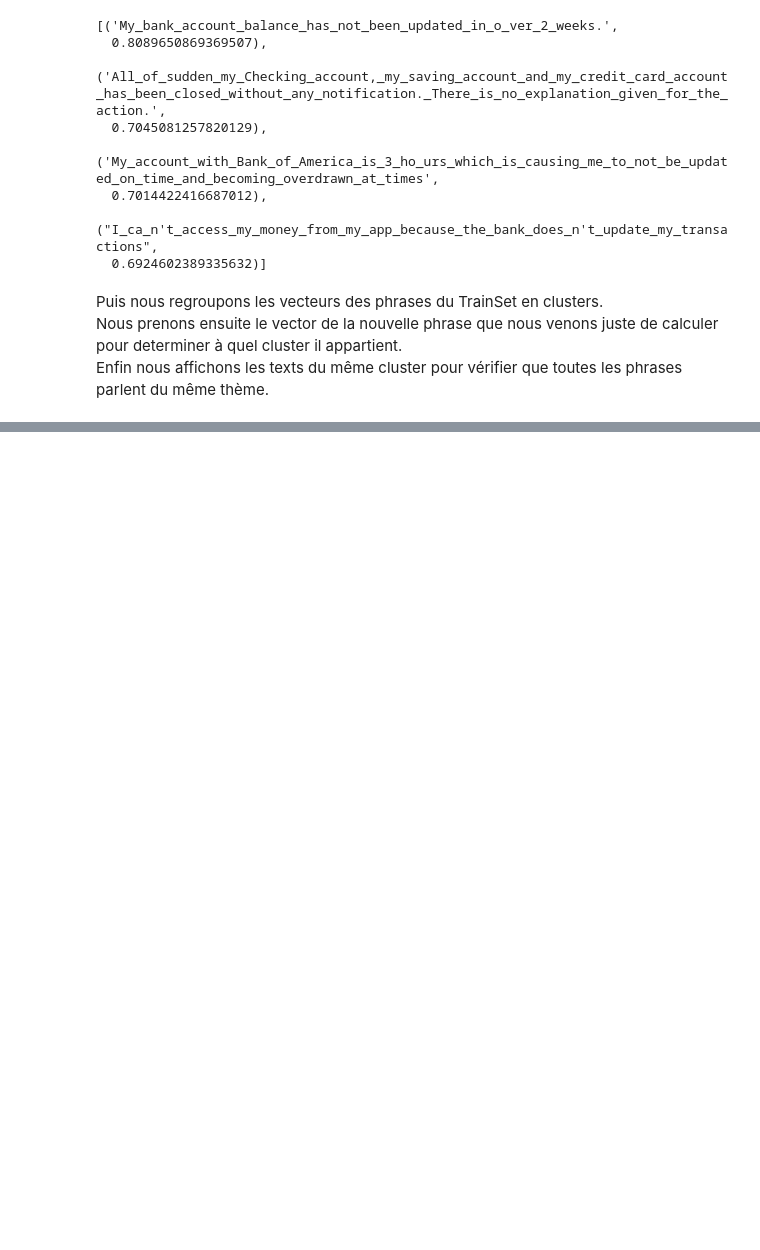
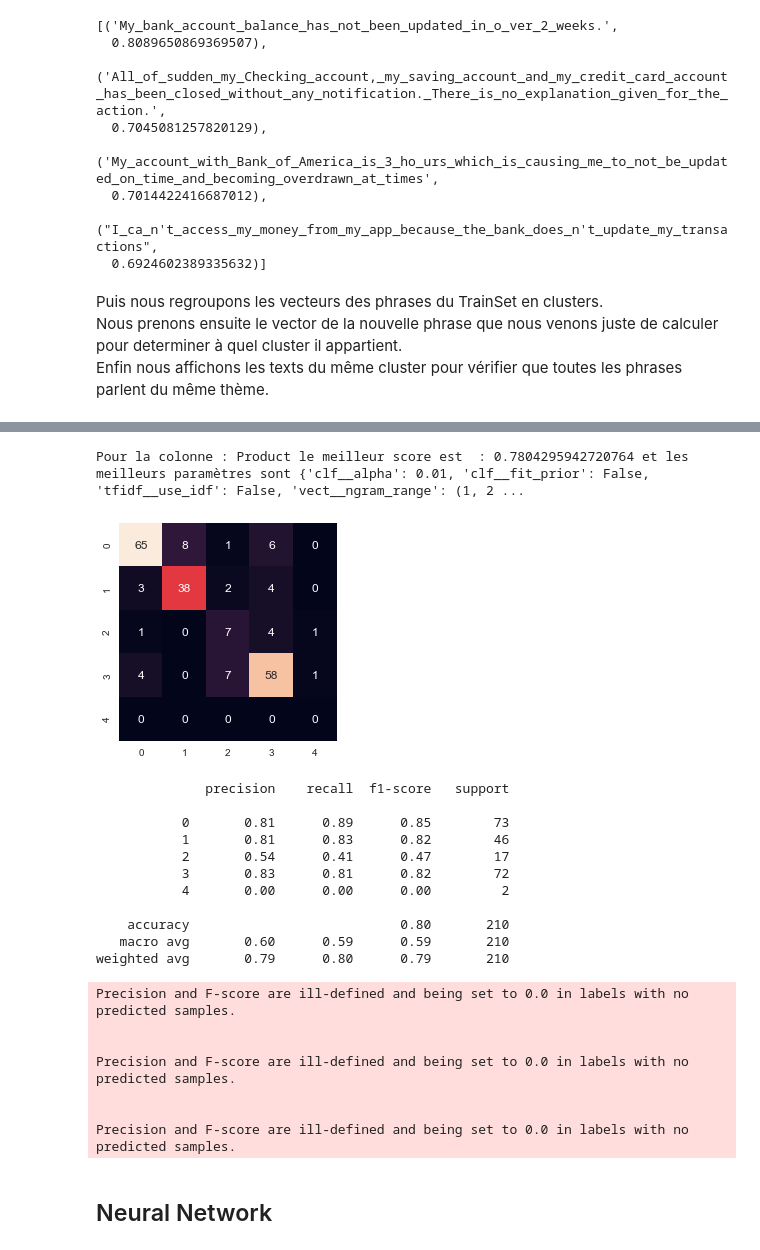
Before and after one commit to Tpacape/Sentence-Similarity, a Jupyter notebook: clusterisation/Google Sentence Encoder for Thalès.ipynb, the cells around one changed output, grey strips where cells are left out. Saved outputs shown, nothing was run; the diff lists cells and outputs as text; code cells hidden in the pictures; blank space fills up the shorter version.

```diff
--- a/clusterisation/Google Sentence Encoder for Thalès.ipynb
+++ b/clusterisation/Google Sentence Encoder for Thalès.ipynb
@@ -544,0 +397,8 @@ Enfin, l'observation des regroupements crées nous permettent de facilement visu
+# %%
+pdData = dfTickets[text_columns]
+# %%
+pdProduct = pd.get_dummies(dfTickets[column_to_predict].astype(int))
+pdProduct = pdProduct.T.reset_index(drop=True).T
+pdProduct = pdProduct.idxmax(axis=1)
+# %%
+train_data, test_data, train_labels, test_labels = train_test_split(pdData, pdProduct, test_size=0.2, random_state=1)
@@ -544,0 +423,32 @@ Enfin, l'observation des regroupements crées nous permettent de facilement visu
+# %%
+# To see the best mean score and the params, runs the following code
+gs_clf = GridSearchCV(text_clf, parameters, n_jobs=1, cv=5)
+gs_clf = gs_clf.fit(train_data, train_labels)
+
+print("Pour la colonne : " + str(column_to_predict) + " le meilleur score est  : " + str(gs_clf.best_score_) + " et les meilleurs paramètres sont " + str(gs_clf.best_params_))
+# %% [output]
+Pour la colonne : Product le meilleur score est  : 0.7804295942720764 et les meilleurs paramètres sont {'clf__alpha': 0.01, 'clf__fit_prior': False, 'tfidf__use_idf': False, 'vect__ngram_range': (1, 2 ...
+# %%
+confusionMatrix(test_labels, gs_clf.predict(test_data))
+# %% [output]
+[figure, added]
+              precision    recall  f1-score   support
+
+           0       0.81      0.89      0.85        73
+           1       0.81      0.83      0.82        46
+           2       0.54      0.41      0.47        17
+           3       0.83      0.81      0.82        72
+           4       0.00      0.00      0.00         2
+
+    accuracy                           0.80       210
+   macro avg       0.60      0.59      0.59       210
+weighted avg       0.79      0.80      0.79       210
+Precision and F-score are ill-defined and being set to 0.0 in labels with no predicted samples.
+
+
+Precision and F-score are ill-defined and being set to 0.0 in labels with no predicted samples.
+
+
+Precision and F-score are ill-defined and being set to 0.0 in labels with no predicted samples.
+# %% [markdown]
+## Neural Network
```
Also changed, not shown: parts of 71 cells of this notebook, 5 other files.
